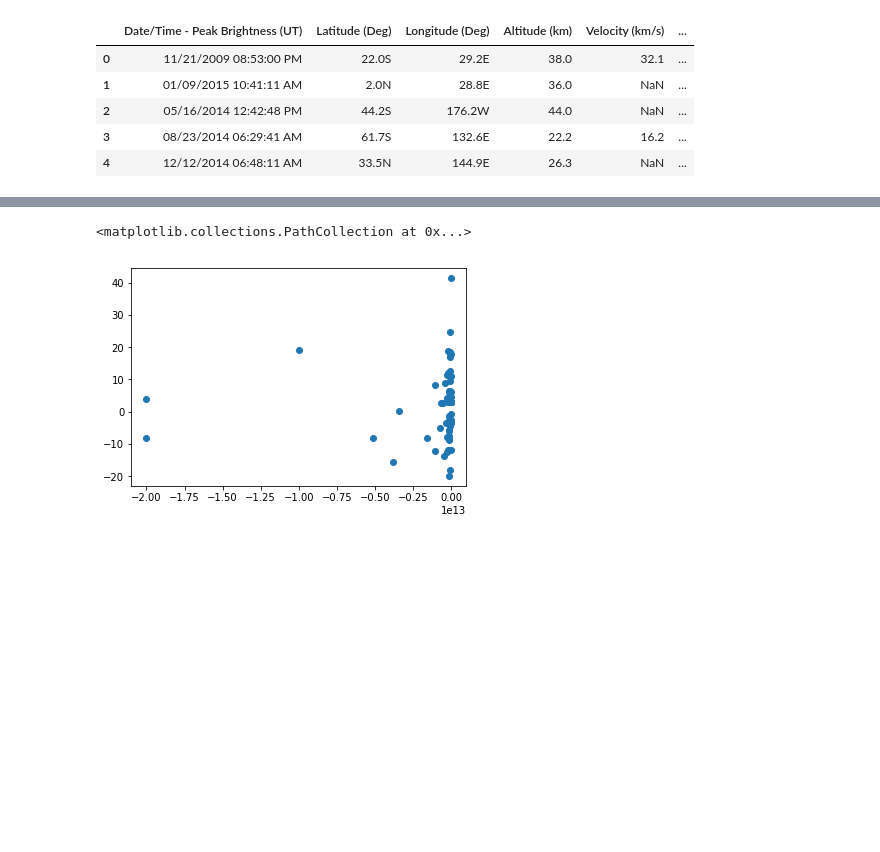
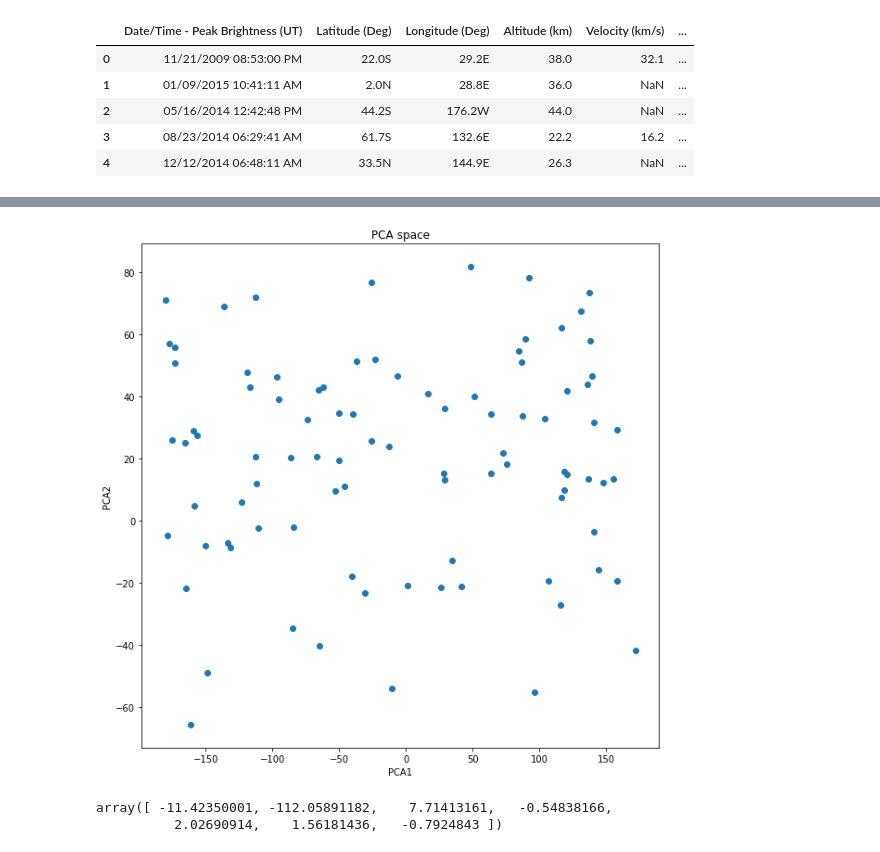
Before and after one commit to shaunildm/nasachallenge2019, a Jupyter notebook: Data.ipynb, the cells around one changed output, grey strips where cells are left out. Cells and saved outputs as stored; diff of their text form; code cells hidden in the pictures; blank space fills up the shorter version.

```diff
--- a/Data.ipynb
+++ b/Data.ipynb
@@ -79,10 +81,13 @@ c.shape
 [U, S, V] = np.linalg.svd(c)
 # %%
 #PCA Space
-Z = np.dot(x, U[:, :4])
+Z = np.dot(x, U[:, :2])
-# %%
-plt.scatter(Z[:, 0],Z[:, 1] )
-# %% [output]
-<matplotlib.collections.PathCollection at 0x...>
-[figure, removed]
+# %%
+plt.figure(figsize= (10, 10))
+plt.scatter(Z[:, 0],Z[:, 1] )
+plt.title('PCA space');
+plt.xlabel('PCA1');
+plt.ylabel('PCA2');
+# %% [output]
+[figure, added]
 # %%
@@ -90,3 +95,8 @@ x_r = np.dot(Z, U[:, :4].T)
+# %%
+x_r[21]
+# %% [output]
+array([ -11.42350001, -112.05891182,    7.71413161,   -0.54838166,
+          2.02690914,    1.56181436,   -0.7924843 ])
 # %%
 loc_eig.mean()
 # %% [output]
```
Also changed, not shown: parts of 8 cells of this notebook.
